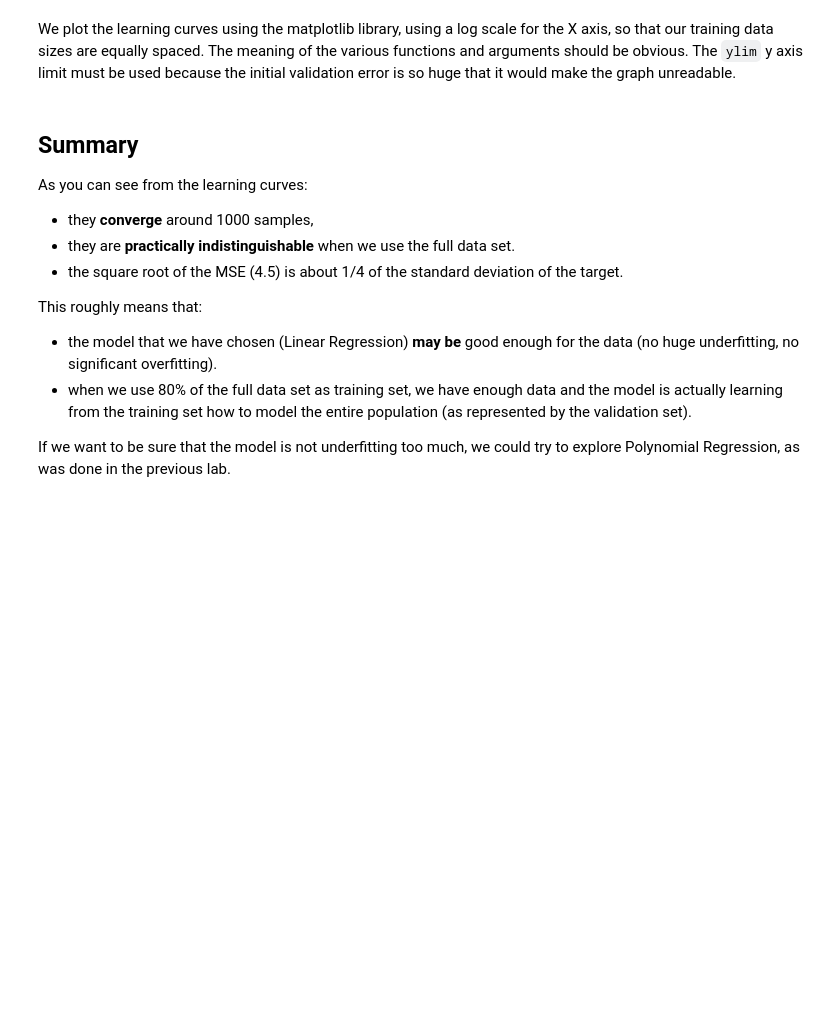
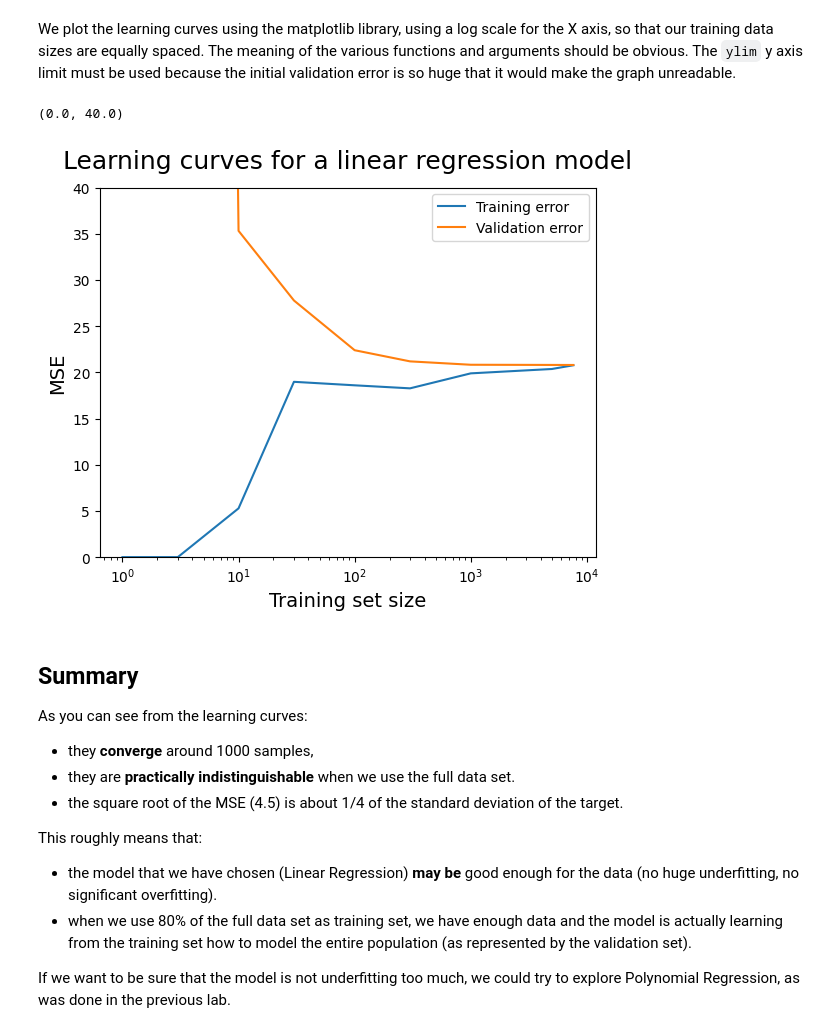
Before and after one commit to rdoEdoa/EESAM, a Jupyter notebook: LearningCurves.ipynb, the cells around one changed output. Drawn from its saved outputs; the diff is of its cells as text; code cells hidden in the pictures; blank space fills up the shorter version.

```diff
--- a/LearningCurves.ipynb
+++ b/LearningCurves.ipynb
@@ -135,15 +200,18 @@ print('\nMean validation scores\n\n',pd.Series(validation_scores_mean, index = t
 We plot the learning curves using the matplotlib library, using a log scale for the X axis, so that our training data sizes are equally spaced.
 The meaning of the various functions and arguments should be obvious. The `ylim` y axis limit must be used because the initial validation error is so huge that it would make the graph unreadable.
 # %%
-plt.style.use('seaborn')
+# plt.style.use('seaborn-v0.8')
 plt.plot(train_sizes, train_scores_mean, label = 'Training error')
 plt.plot(train_sizes, validation_scores_mean, label = 'Validation error')
 plt.ylabel('MSE', fontsize = 14)
 plt.xscale("log")
 plt.xlabel('Training set size', fontsize = 14)
 plt.title('Learning curves for a linear regression model', fontsize = 18, y = 1.03)
 plt.legend()
 plt.ylim(0,40)
+# %% [output]
+(0.0, 40.0)
+[figure, added]
 # %% [markdown]
 ## Summary
 As you can see from the learning curves:
```
Also changed, not shown: parts of 5 cells of this notebook.
